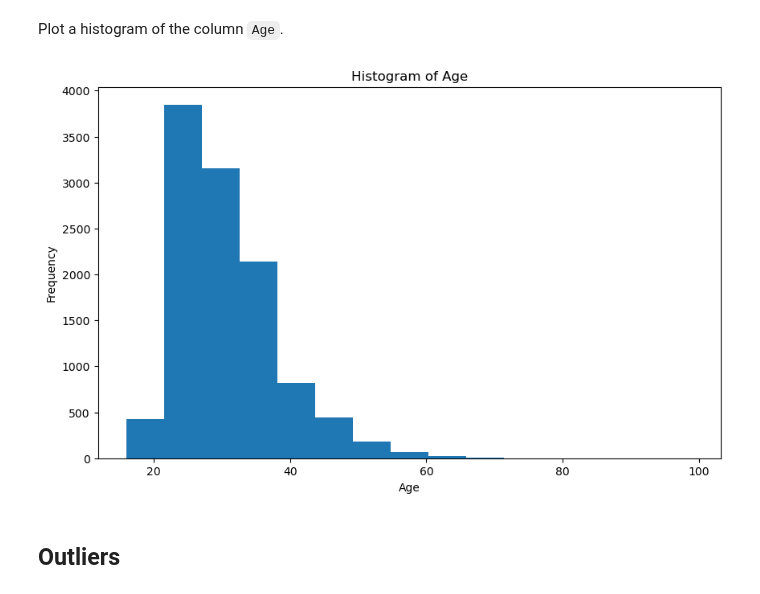
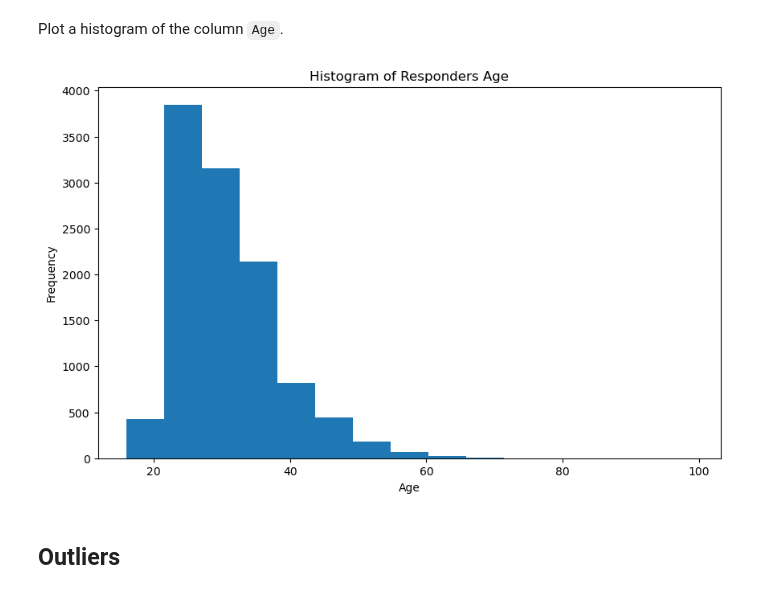
Before and after one commit to fredrickodhis/CourseraSimpleDataExploration, a Jupyter notebook: M3ExploratoryDataAnalysis-lab.ipynb, the cells around one changed output. Saved outputs shown, nothing was run; the diff lists cells and outputs as text; code cells hidden in the pictures.

```diff
--- a/M3ExploratoryDataAnalysis-lab.ipynb
+++ b/M3ExploratoryDataAnalysis-lab.ipynb
@@ -122,14 +126,14 @@ Plot a histogram of the column `Age`.
 # %%
 # your code goes here
 df['Age'].plot(kind="hist",
                 bins=15,
                 figsize=(10,6)
                 )
-plt.title("Histogram of Age")
+plt.title("Histogram of Responders Age")
 plt.xlabel("Age")
 plt.show()
 # %% [output]
-[figure, old version]
+[figure, new version]
 # %% [markdown]
 ## Outliers
 # %% [markdown]
```
Also changed, not shown: parts of 4 cells of this notebook.
